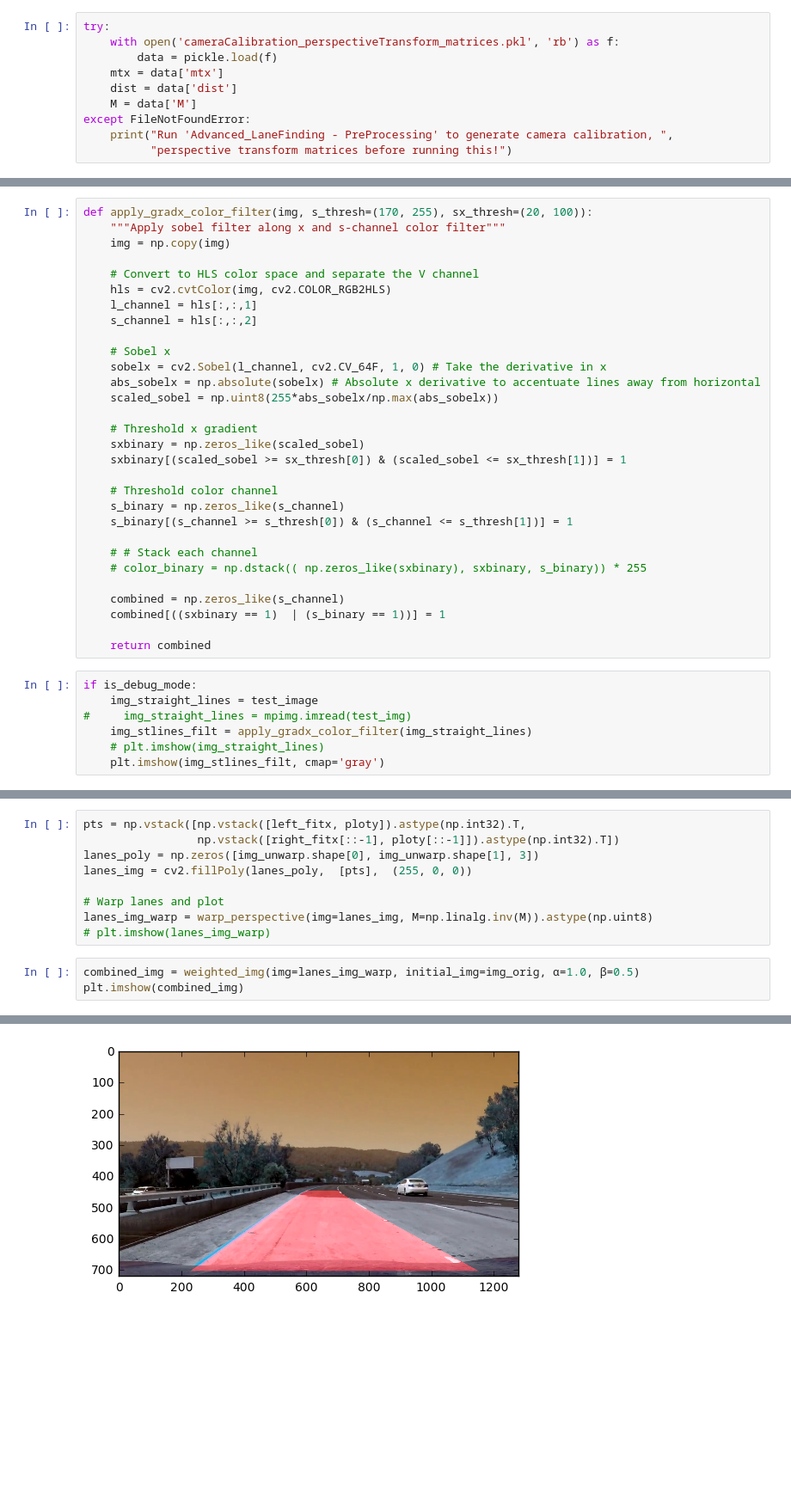
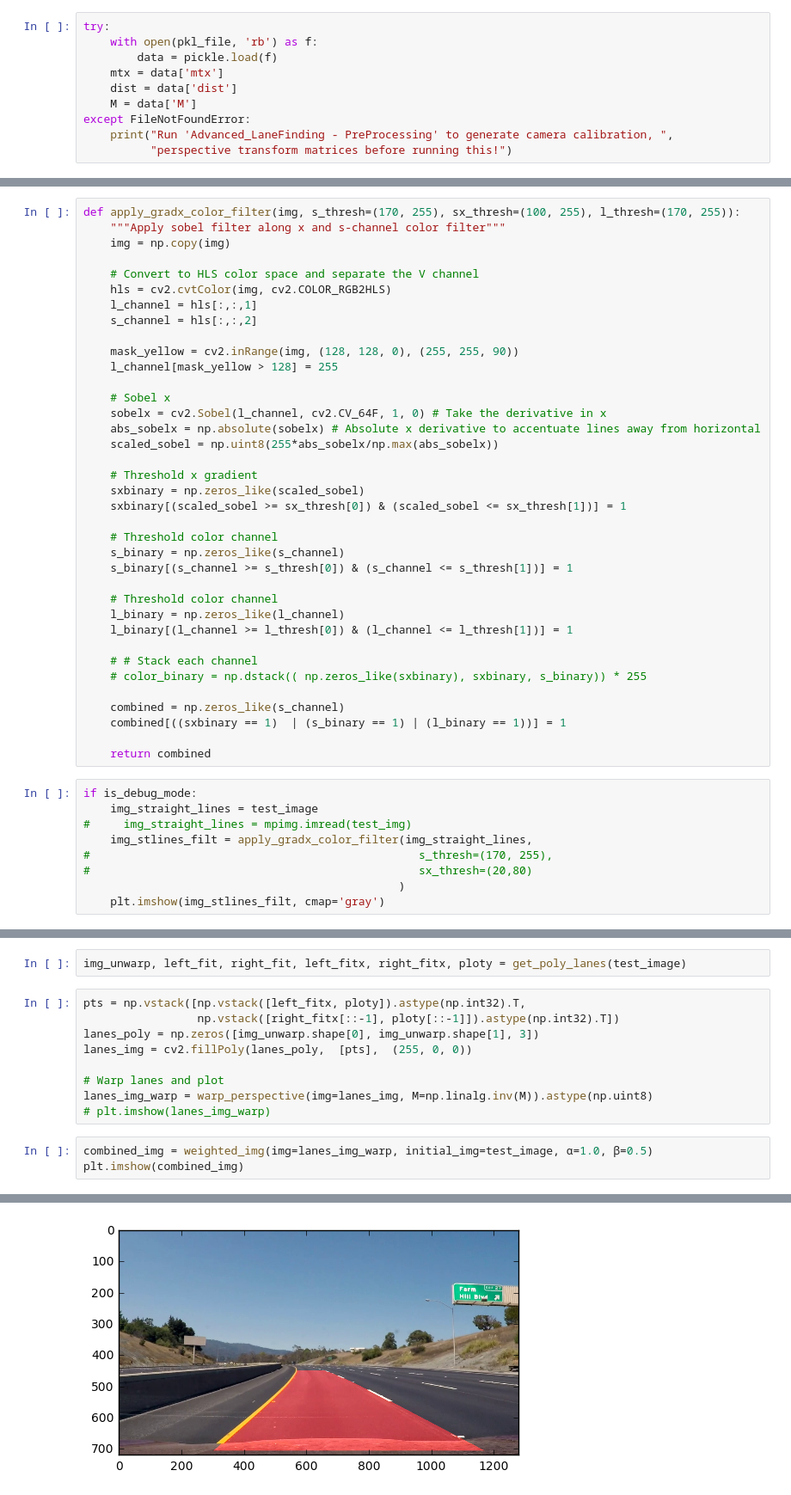
Before and after one commit to vijaykrishnay/Udacity_AdvLaneLines, a Jupyter notebook: Advanced_LaneFinding - Main.ipynb, the cells around one changed output, grey strips where cells are left out. Shown at 86% size. Saved outputs shown, nothing was run; the diff lists cells and outputs as text; blank space fills up the shorter version.

```diff
--- a/Advanced_LaneFinding - Main.ipynb
+++ b/Advanced_LaneFinding - Main.ipynb
@@ -36,7 +46,7 @@ test_image = clip1.get_frame(23)
 ### 1. Load Camera Calibration, Perspective Transform Matrices
 # %%
 try:
-    with open('cameraCalibration_perspectiveTransform_matrices.pkl', 'rb') as f:
+    with open(pkl_file, 'rb') as f:
         data = pickle.load(f)
     mtx = data['mtx']
     dist = data['dist']
@@ -47,7 +57,7 @@ except FileNotFoundError:
 # %% [markdown]
 ### 2. Gradient & Color Filtering
 # %%
-def apply_gradx_color_filter(img, s_thresh=(170, 255), sx_thresh=(20, 100)):
+def apply_gradx_color_filter(img, s_thresh=(170, 255), sx_thresh=(100, 255), l_thresh=(170, 255)):
     """Apply sobel filter along x and s-channel color filter"""
     img = np.copy(img)
 
@@ -55,6 +65,9 @@ def apply_gradx_color_filter(img, s_thresh=(170, 255), sx_thresh=(20, 100)):
     hls = cv2.cvtColor(img, cv2.COLOR_RGB2HLS)
     l_channel = hls[:,:,1]
     s_channel = hls[:,:,2]
+
+    mask_yellow = cv2.inRange(img, (128, 128, 0), (255, 255, 90))
+    l_channel[mask_yellow > 128] = 255
 
     # Sobel x
     sobelx = cv2.Sobel(l_channel, cv2.CV_64F, 1, 0) # Take the derivative in x
@@ -69,18 +82,24 @@ def apply_gradx_color_filter(img, s_thresh=(170, 255), sx_thresh=(20, 100)):
     s_binary = np.zeros_like(s_channel)
     s_binary[(s_channel >= s_thresh[0]) & (s_channel <= s_thresh[1])] = 1
 
+    # Threshold color channel
+    l_binary = np.zeros_like(l_channel)
+    l_binary[(l_channel >= l_thresh[0]) & (l_channel <= l_thresh[1])] = 1
+
     # # Stack each channel
     # color_binary = np.dstack(( np.zeros_like(sxbinary), sxbinary, s_binary)) * 255
 
     combined = np.zeros_like(s_channel)
-    combined[((sxbinary == 1)  | (s_binary == 1))] = 1
+    combined[((sxbinary == 1)  | (s_binary == 1) | (l_binary == 1))] = 1
 
     return combined
 # %%
 if is_debug_mode:
     img_straight_lines = test_image
 #     img_straight_lines = mpimg.imread(test_img)
-    img_stlines_filt = apply_gradx_color_filter(img_straight_lines)
-    # plt.imshow(img_straight_lines)
+    img_stlines_filt = apply_gradx_color_filter(img_straight_lines,
+#                                                 s_thresh=(170, 255),
+#                                                 sx_thresh=(20,80)
+                                               )
     plt.imshow(img_stlines_filt, cmap='gray')
 # %% [output]
@@ -313,3 +343,5 @@ img_unwarp, left_fit, right_fit, left_fitx, right_fitx, ploty = get_poly_lanes(i
+# %%
+img_unwarp, left_fit, right_fit, left_fitx, right_fitx, ploty = get_poly_lanes(test_image)
 # %%
 pts = np.vstack([np.vstack([left_fitx, ploty]).astype(np.int32).T,
                  np.vstack([right_fitx[::-1], ploty[::-1]]).astype(np.int32).T])
@@ -320,8 +352,8 @@ lanes_img = cv2.fillPoly(lanes_poly,  [pts],  (255, 0, 0))
 lanes_img_warp = warp_perspective(img=lanes_img, M=np.linalg.inv(M)).astype(np.uint8)
 # plt.imshow(lanes_img_warp)
 # %%
-combined_img = weighted_img(img=lanes_img_warp, initial_img=img_orig, α=1.0, β=0.5)
+combined_img = weighted_img(img=lanes_img_warp, initial_img=test_image, α=1.0, β=0.5)
 plt.imshow(combined_img)
 # %% [output]
 <matplotlib.image.AxesImage at 0x...>
-[figure, old version]
+[figure, new version]
```
Also changed, not shown: parts of 21 cells of this notebook, 58 other files.
